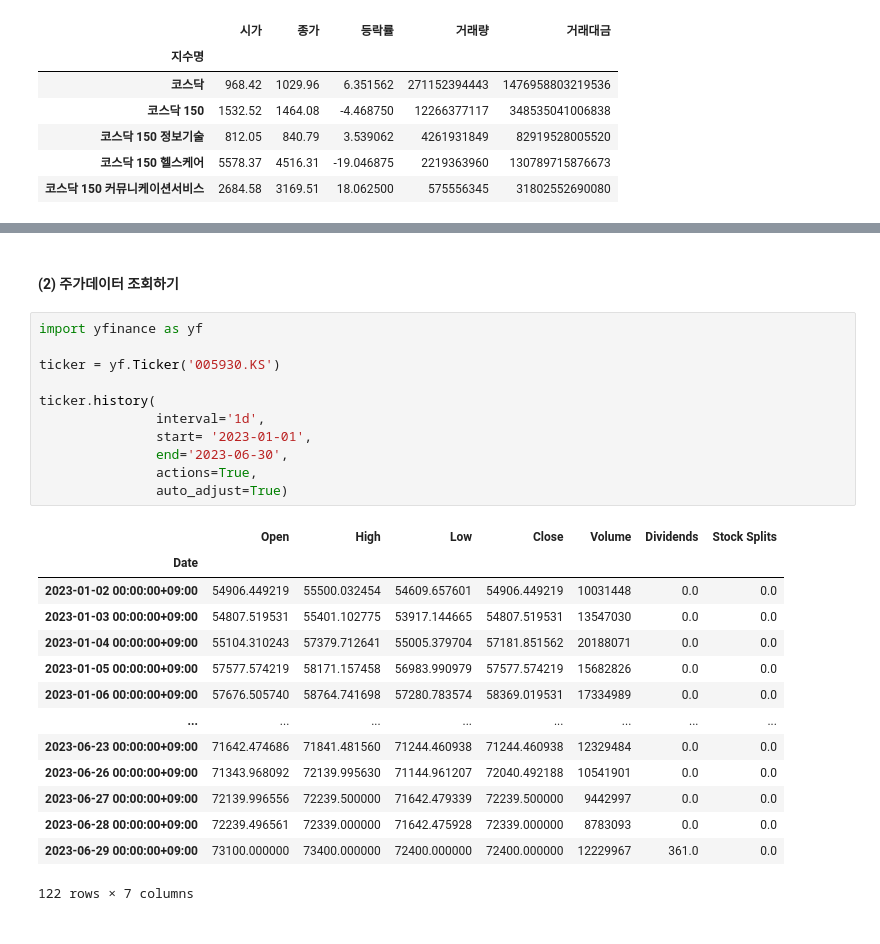
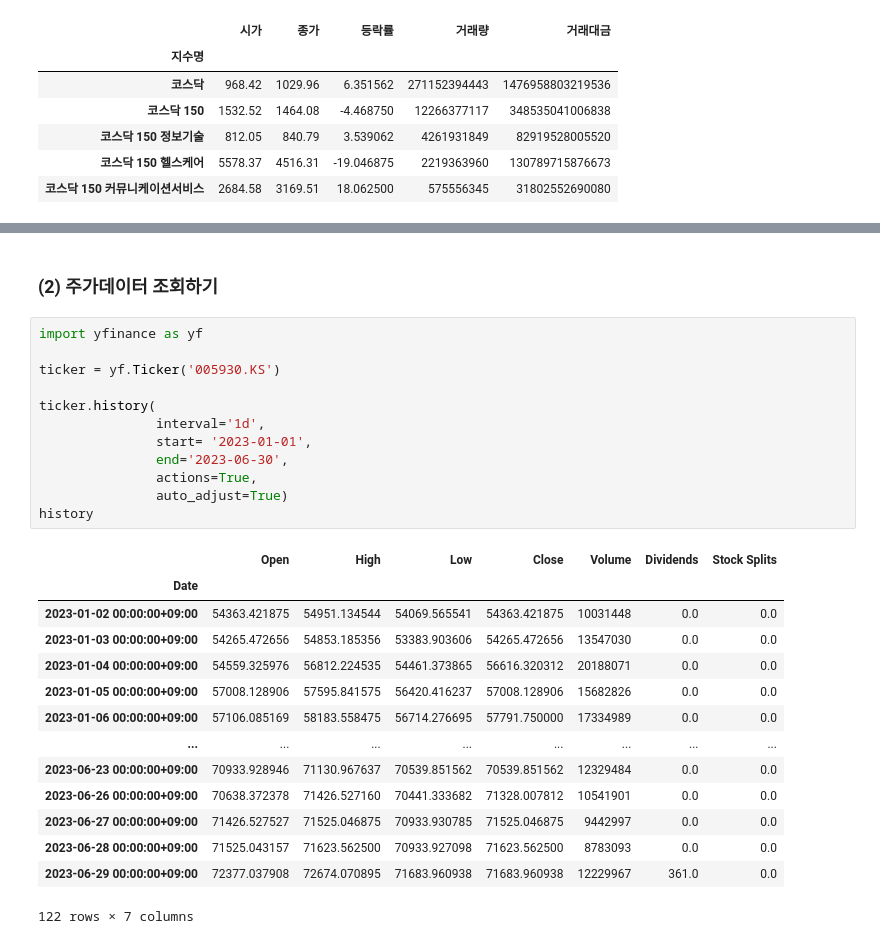
Before and after one commit to Rememz/book-python, a Jupyter notebook: 6편 Chapter 01 금융데이터 수집1_주가.ipynb, the cells around one changed output, grey strips where cells are left out. Cells and saved outputs as stored; diff of their text form.

```diff
--- a/6편 Chapter 01 금융데이터 수집1_주가.ipynb
+++ b/6편 Chapter 01 금융데이터 수집1_주가.ipynb
@@ -799,30 +782,31 @@ WARNING: Ignoring invalid distribution -atplotlib (c:\users\operator-70\appdata\
 # %% [markdown]
-#### (2) 주가데이터 조회하기
+### (2) 주가데이터 조회하기
 # %%
 import yfinance as yf
 
 ticker = yf.Ticker('005930.KS')
 
 ticker.history(
                interval='1d',
                start= '2023-01-01',
                end='2023-06-30',
                actions=True,
                auto_adjust=True)
+history
 # %% [output]
 |  | Open | High | Low | Close | Volume | Dividends | Stock Splits |
 | Date |  |  |  |  |  |  |  |
-| 2023-01-02 00:00:00+09:00 | 54906.449219 | 55500.032454 | 54609.657601 | 54906.449219 | 10031448 | 0.0 | 0.0 |
-| 2023-01-03 00:00:00+09:00 | 54807.519531 | 55401.102775 | 53917.144665 | 54807.519531 | 13547030 | 0.0 | 0.0 |
-| 2023-01-04 00:00:00+09:00 | 55104.310243 | 57379.712641 | 55005.379704 | 57181.851562 | 20188071 | 0.0 | 0.0 |
-| 2023-01-05 00:00:00+09:00 | 57577.574219 | 58171.157458 | 56983.990979 | 57577.574219 | 15682826 | 0.0 | 0.0 |
-| 2023-01-06 00:00:00+09:00 | 57676.505740 | 58764.741698 | 57280.783574 | 58369.019531 | 17334989 | 0.0 | 0.0 |
+| 2023-01-02 00:00:00+09:00 | 54363.421875 | 54951.134544 | 54069.565541 | 54363.421875 | 10031448 | 0.0 | 0.0 |
+| 2023-01-03 00:00:00+09:00 | 54265.472656 | 54853.185356 | 53383.903606 | 54265.472656 | 13547030 | 0.0 | 0.0 |
+| 2023-01-04 00:00:00+09:00 | 54559.325976 | 56812.224535 | 54461.373865 | 56616.320312 | 20188071 | 0.0 | 0.0 |
+| 2023-01-05 00:00:00+09:00 | 57008.128906 | 57595.841575 | 56420.416237 | 57008.128906 | 15682826 | 0.0 | 0.0 |
+| 2023-01-06 00:00:00+09:00 | 57106.085169 | 58183.558475 | 56714.276695 | 57791.750000 | 17334989 | 0.0 | 0.0 |
 | ... | ... | ... | ... | ... | ... | ... | ... |
-| 2023-06-23 00:00:00+09:00 | 71642.474686 | 71841.481560 | 71244.460938 | 71244.460938 | 12329484 | 0.0 | 0.0 |
-| 2023-06-26 00:00:00+09:00 | 71343.968092 | 72139.995630 | 71144.961207 | 72040.492188 | 10541901 | 0.0 | 0.0 |
-| 2023-06-27 00:00:00+09:00 | 72139.996556 | 72239.500000 | 71642.479339 | 72239.500000 | 9442997 | 0.0 | 0.0 |
-| 2023-06-28 00:00:00+09:00 | 72239.496561 | 72339.000000 | 71642.475928 | 72339.000000 | 8783093 | 0.0 | 0.0 |
-| 2023-06-29 00:00:00+09:00 | 73100.000000 | 73400.000000 | 72400.000000 | 72400.000000 | 12229967 | 361.0 | 0.0 |
+| 2023-06-23 00:00:00+09:00 | 70933.928946 | 71130.967637 | 70539.851562 | 70539.851562 | 12329484 | 0.0 | 0.0 |
+| 2023-06-26 00:00:00+09:00 | 70638.372378 | 71426.527160 | 70441.333682 | 71328.007812 | 10541901 | 0.0 | 0.0 |
+| 2023-06-27 00:00:00+09:00 | 71426.527527 | 71525.046875 | 70933.930785 | 71525.046875 | 9442997 | 0.0 | 0.0 |
+| 2023-06-28 00:00:00+09:00 | 71525.043157 | 71623.562500 | 70933.927098 | 71623.562500 | 8783093 | 0.0 | 0.0 |
+| 2023-06-29 00:00:00+09:00 | 72377.037908 | 72674.070895 | 71683.960938 | 71683.960938 | 12229967 | 361.0 | 0.0 |
 122 rows × 7 columns
 # %%
 import yfinance as yf
```
Also changed, not shown: parts of 63 cells of this notebook, 13 other files.
